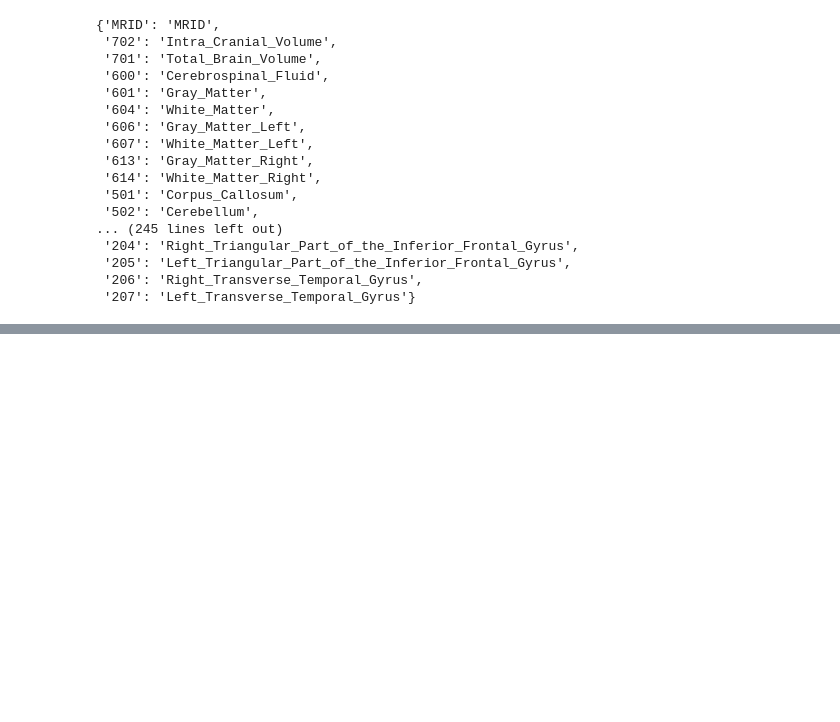
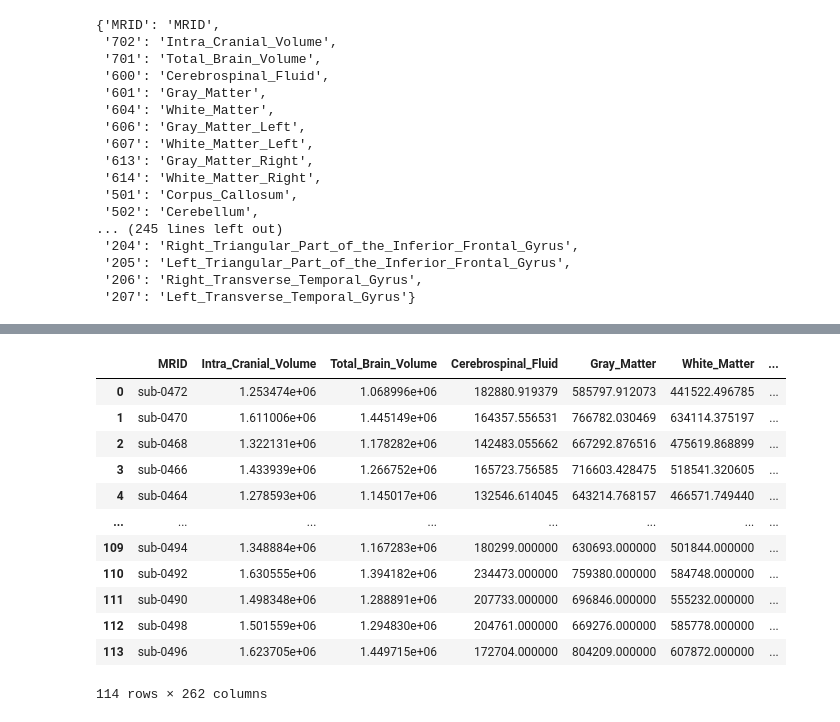
Before and after one commit to A-Cronnex/MRI-Project-2025, a Jupyter notebook: CONVERT_HEADERS_TO_ROIs.ipynb, the cells around one changed output, grey strips where cells are left out. Saved outputs shown, nothing was run; the diff lists cells and outputs as text; code cells hidden in the pictures; blank space fills up the shorter version.

```diff
--- a/CONVERT_HEADERS_TO_ROIs.ipynb
+++ b/CONVERT_HEADERS_TO_ROIs.ipynb
@@ -77 +84,19 @@ df_n
+# %%
+df_n["diagnosis"] = 2
+# %%
+df_n
+# %% [output]
+|  | MRID | Intra_Cranial_Volume | Total_Brain_Volume | Cerebrospinal_Fluid | Gray_Matter | White_Matter | ... |
+| 0 | sub-0472 | 1.253474e+06 | 1.068996e+06 | 182880.919379 | 585797.912073 | 441522.496785 | ... |
+| 1 | sub-0470 | 1.611006e+06 | 1.445149e+06 | 164357.556531 | 766782.030469 | 634114.375197 | ... |
+| 2 | sub-0468 | 1.322131e+06 | 1.178282e+06 | 142483.055662 | 667292.876516 | 475619.868899 | ... |
+| 3 | sub-0466 | 1.433939e+06 | 1.266752e+06 | 165723.756585 | 716603.428475 | 518541.320605 | ... |
+| 4 | sub-0464 | 1.278593e+06 | 1.145017e+06 | 132546.614045 | 643214.768157 | 466571.749440 | ... |
+| ... | ... | ... | ... | ... | ... | ... | ... |
+| 109 | sub-0494 | 1.348884e+06 | 1.167283e+06 | 180299.000000 | 630693.000000 | 501844.000000 | ... |
+| 110 | sub-0492 | 1.630555e+06 | 1.394182e+06 | 234473.000000 | 759380.000000 | 584748.000000 | ... |
+| 111 | sub-0490 | 1.498348e+06 | 1.288891e+06 | 207733.000000 | 696846.000000 | 555232.000000 | ... |
+| 112 | sub-0498 | 1.501559e+06 | 1.294830e+06 | 204761.000000 | 669276.000000 | 585778.000000 | ... |
+| 113 | sub-0496 | 1.623705e+06 | 1.449715e+06 | 172704.000000 | 804209.000000 | 607872.000000 | ... |
+114 rows × 262 columns
 # %%
```
Also changed, not shown: parts of 4 cells of this notebook, 14 other files.
